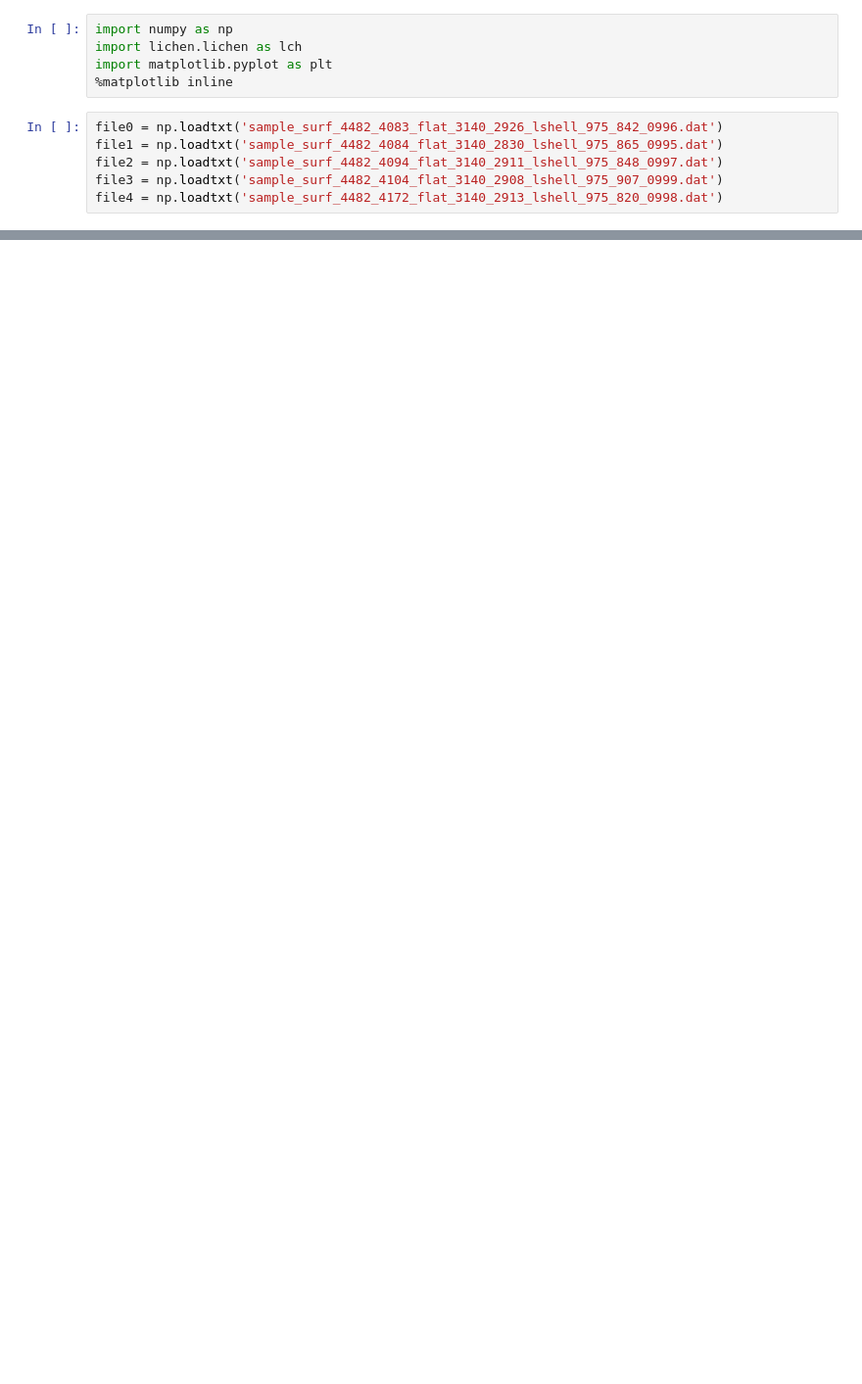
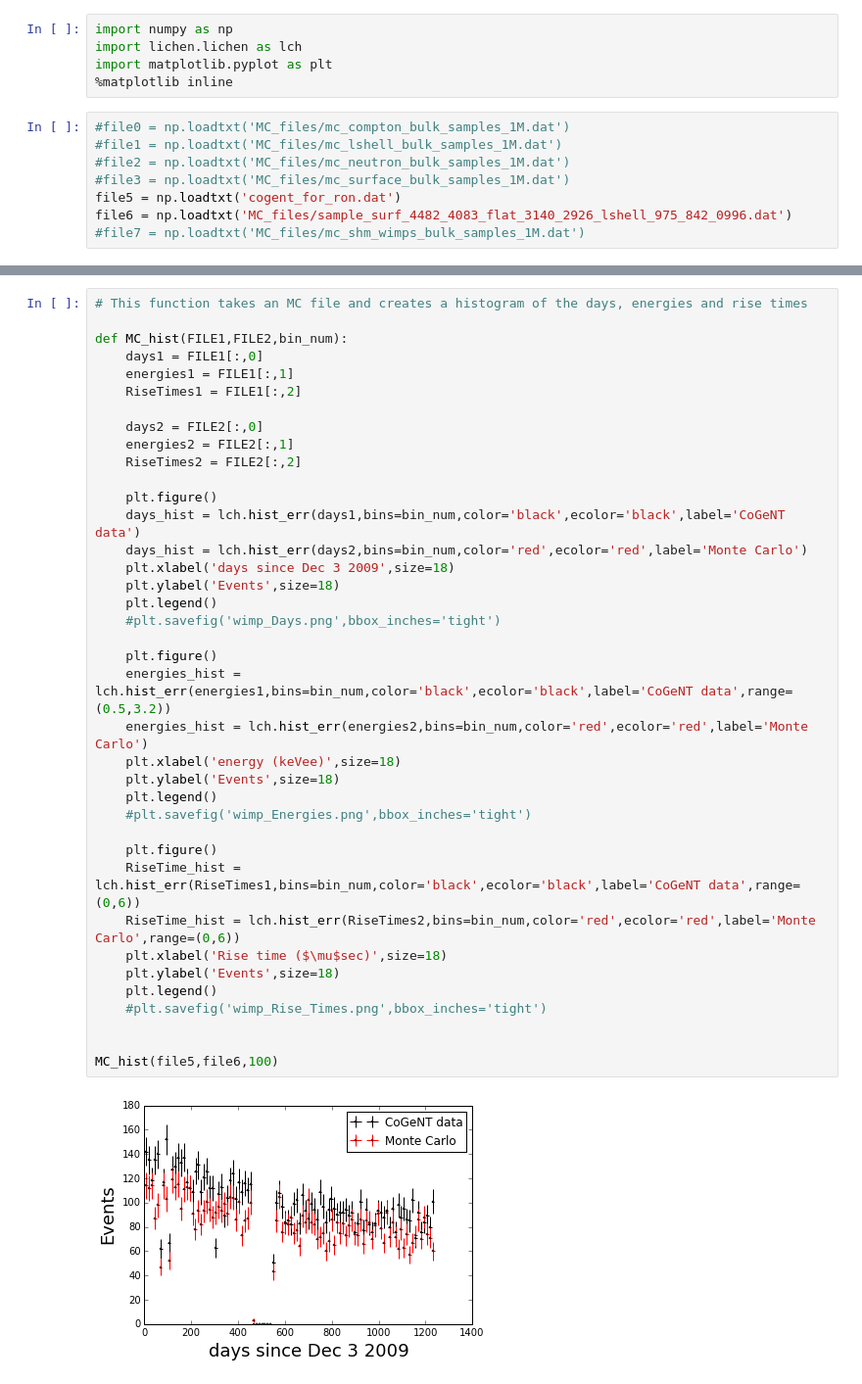
Before and after one commit to mattbellis/Siena_College_Ronnie_Rera, a Jupyter notebook: IPython Notebooks/MC_Histograms.ipynb, the cells around one changed output, grey strips where cells are left out. Shown: that part at 98% size. Saved outputs shown, nothing was run; the diff lists cells and outputs as text; blank space fills up the shorter version.

Commit message:
MC_histogram
made changes

```diff
--- a/IPython Notebooks/MC_Histograms.ipynb
+++ b/IPython Notebooks/MC_Histograms.ipynb
@@ -4,8 +4,10 @@ import lichen.lichen as lch
 import matplotlib.pyplot as plt
 %matplotlib inline
 # %%
-file0 = np.loadtxt('sample_surf_4482_4083_flat_3140_2926_lshell_975_842_0996.dat')
-file1 = np.loadtxt('sample_surf_4482_4084_flat_3140_2830_lshell_975_865_0995.dat')
-file2 = np.loadtxt('sample_surf_4482_4094_flat_3140_2911_lshell_975_848_0997.dat')
-file3 = np.loadtxt('sample_surf_4482_4104_flat_3140_2908_lshell_975_907_0999.dat')
-file4 = np.loadtxt('sample_surf_4482_4172_flat_3140_2913_lshell_975_820_0998.dat')
+#file0 = np.loadtxt('MC_files/mc_compton_bulk_samples_1M.dat')
+#file1 = np.loadtxt('MC_files/mc_lshell_bulk_samples_1M.dat')
+#file2 = np.loadtxt('MC_files/mc_neutron_bulk_samples_1M.dat')
+#file3 = np.loadtxt('MC_files/mc_surface_bulk_samples_1M.dat')
+file5 = np.loadtxt('cogent_for_ron.dat')
+file6 = np.loadtxt('MC_files/sample_surf_4482_4083_flat_3140_2926_lshell_975_842_0996.dat')
+#file7 = np.loadtxt('MC_files/mc_shm_wimps_bulk_samples_1M.dat')
@@ -36,0 +14,40 @@ MC_hist(file0,50)
+# %%
+# This function takes an MC file and creates a histogram of the days, energies and rise times
+
+def MC_hist(FILE1,FILE2,bin_num):
+    days1 = FILE1[:,0]
+    energies1 = FILE1[:,1]
+    RiseTimes1 = FILE1[:,2]
+
+    days2 = FILE2[:,0]
+    energies2 = FILE2[:,1]
+    RiseTimes2 = FILE2[:,2]
+
+    plt.figure()
+    days_hist = lch.hist_err(days1,bins=bin_num,color='black',ecolor='black',label='CoGeNT data')
+    days_hist = lch.hist_err(days2,bins=bin_num,color='red',ecolor='red',label='Monte Carlo')
+    plt.xlabel('days since Dec 3 2009',size=18)
+    plt.ylabel('Events',size=18)
+    plt.legend()
+    #plt.savefig('wimp_Days.png',bbox_inches='tight')
+
+    plt.figure()
+    energies_hist = lch.hist_err(energies1,bins=bin_num,color='black',ecolor='black',label='CoGeNT data',range=(0.5,3.2))
+    energies_hist = lch.hist_err(energies2,bins=bin_num,color='red',ecolor='red',label='Monte Carlo')
+    plt.xlabel('energy (keVee)',size=18)
+    plt.ylabel('Events',size=18)
+    plt.legend()
+    #plt.savefig('wimp_Energies.png',bbox_inches='tight')
+
+    plt.figure()
+    RiseTime_hist = lch.hist_err(RiseTimes1,bins=bin_num,color='black',ecolor='black',label='CoGeNT data',range=(0,6))
+    RiseTime_hist = lch.hist_err(RiseTimes2,bins=bin_num,color='red',ecolor='red',label='Monte Carlo',range=(0,6))
+    plt.xlabel('Rise time ($\mu$sec)',size=18)
+    plt.ylabel('Events',size=18)
+    plt.legend()
+    #plt.savefig('wimp_Rise_Times.png',bbox_inches='tight')
+
+
+MC_hist(file5,file6,100)
+# %% [output]
+[figure, added]
```
Also changed, not shown: parts of 2 cells of this notebook.
